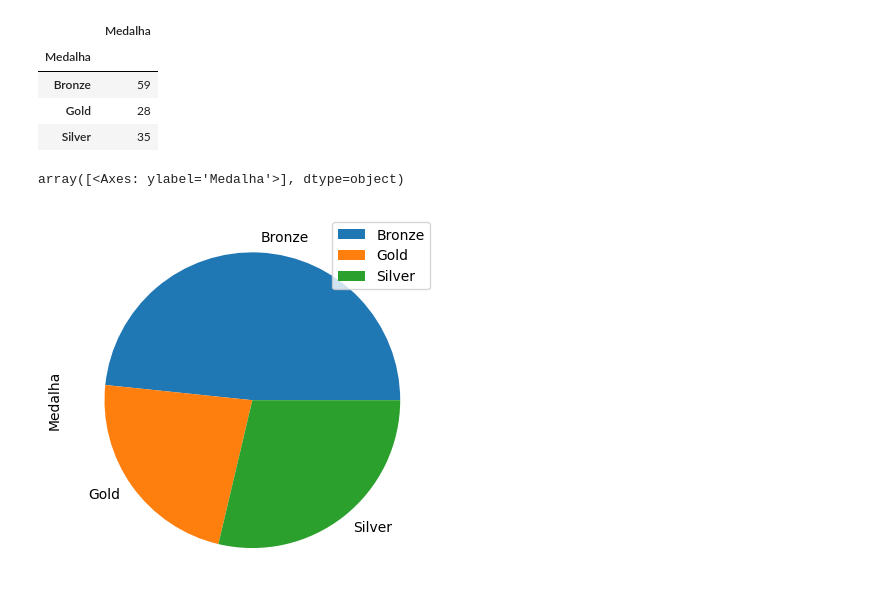
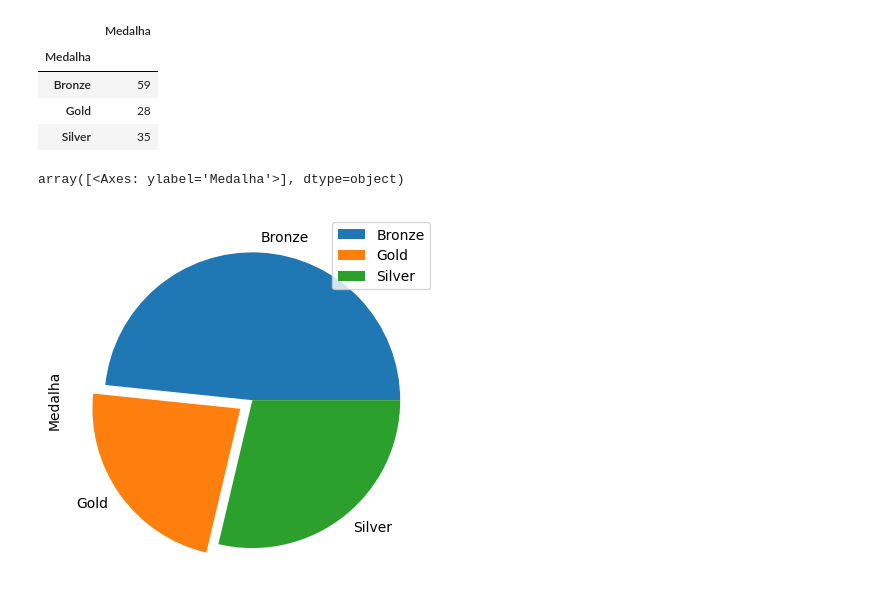
Before and after one commit to tirolezzo/120_years_of_Olympic_history, a Jupyter notebook: 120_years_of_Olympic_history.ipynb, the cells around one changed output. Drawn from its saved outputs; the diff is of its cells as text; code cells hidden in the pictures.

```diff
--- a/120_years_of_Olympic_history.ipynb
+++ b/120_years_of_Olympic_history.ipynb
@@ -976,7 +976,7 @@ resumoP.head()
 | Gold | 28 |
 | Silver | 35 |
 # %%
-resumoP.plot(kind = 'pie', subplots = True)
+resumoP.plot(kind = 'pie', subplots = True, explode = (0, 0.1, 0))
 # %% [output]
 array([<Axes: ylabel='Medalha'>], dtype=object)
-[figure, old version]
+[figure, new version]
```
Also changed, not shown: parts of 74 cells of this notebook.
